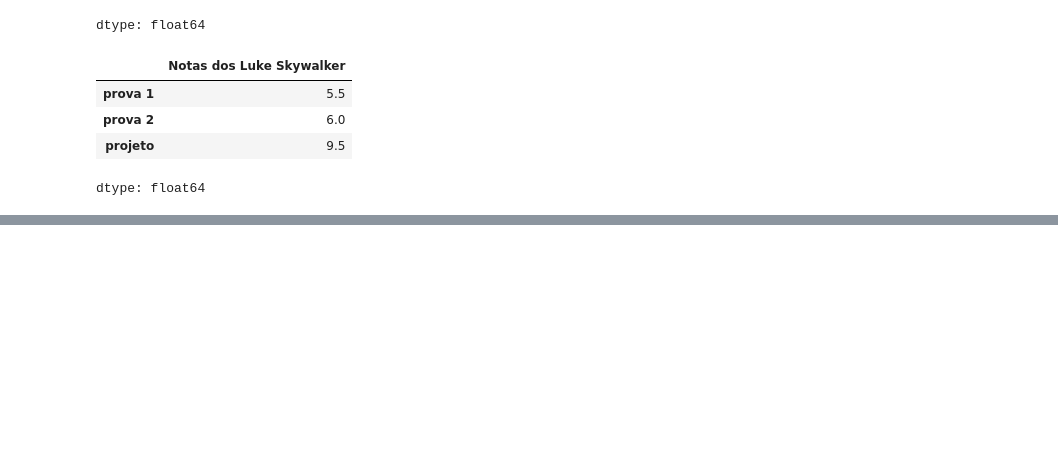
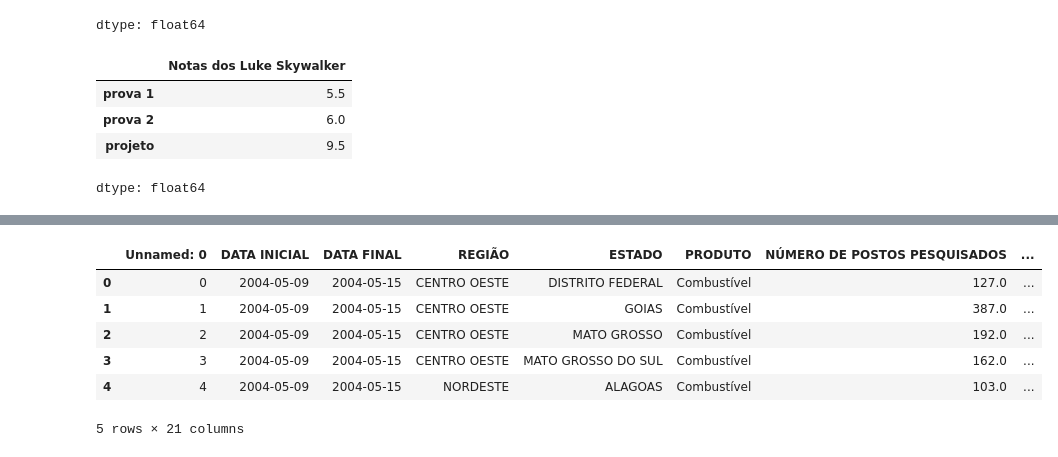
Before and after one commit to Guilherme0202PM/TreinamentoDados, a Jupyter notebook: Semana04/Section02/Pandas.ipynb, the cells around one changed output, grey strips where cells are left out. Cells and saved outputs as stored; diff of their text form; code cells hidden in the pictures; blank space fills up the shorter version.

Commit message:
Pandas - Atribuindo Dados

```diff
--- a/Semana04/Section02/Pandas.ipynb
+++ b/Semana04/Section02/Pandas.ipynb
@@ -261,0 +312,12 @@ dtype: float64
+# %%
+data['PRODUTO'] = 'Combustível'  # atribuindo o valor constante 'Combustível' para linha do dataframe na coluna 'PRODUTO'
+# %%
+data.head()
+# %% [output]
+|  | Unnamed: 0 | DATA INICIAL | DATA FINAL | REGIÃO | ESTADO | PRODUTO | NÚMERO DE POSTOS PESQUISADOS | ... |
+| 0 | 0 | 2004-05-09 | 2004-05-15 | CENTRO OESTE | DISTRITO FEDERAL | Combustível | 127.0 | ... |
+| 1 | 1 | 2004-05-09 | 2004-05-15 | CENTRO OESTE | GOIAS | Combustível | 387.0 | ... |
+| 2 | 2 | 2004-05-09 | 2004-05-15 | CENTRO OESTE | MATO GROSSO | Combustível | 192.0 | ... |
+| 3 | 3 | 2004-05-09 | 2004-05-15 | CENTRO OESTE | MATO GROSSO DO SUL | Combustível | 162.0 | ... |
+| 4 | 4 | 2004-05-09 | 2004-05-15 | NORDESTE | ALAGOAS | Combustível | 103.0 | ... |
+5 rows × 21 columns
```
Also changed, not shown: parts of 7 cells of this notebook.
